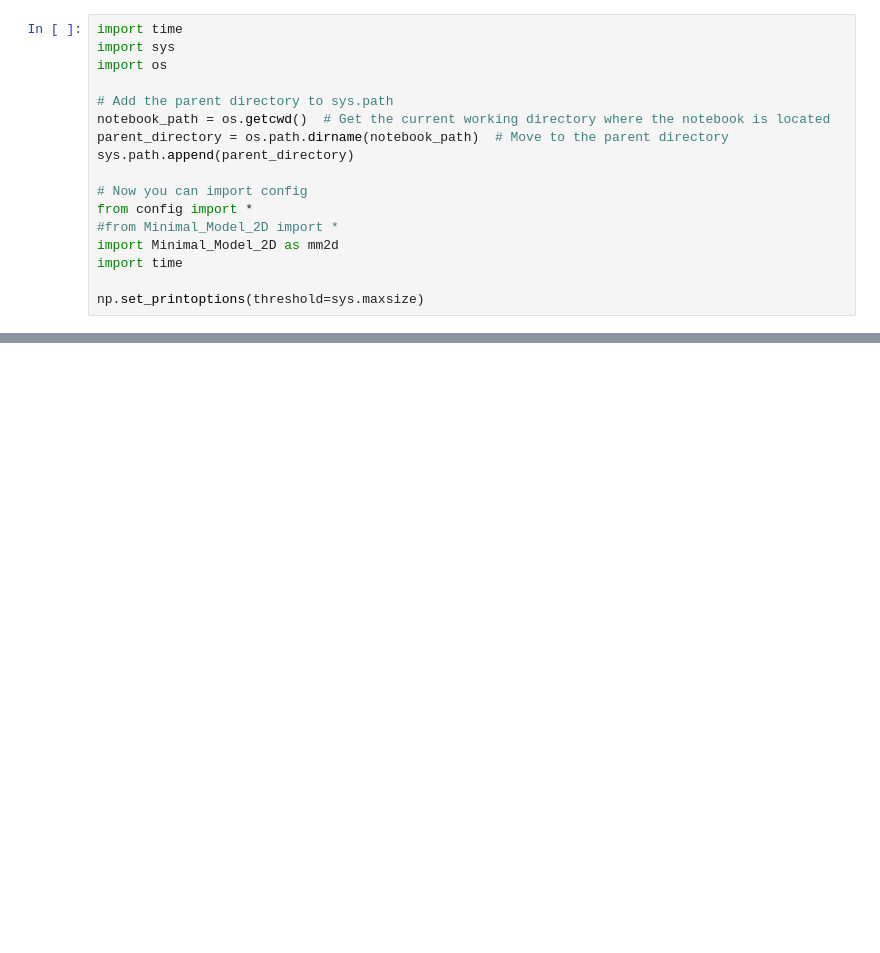
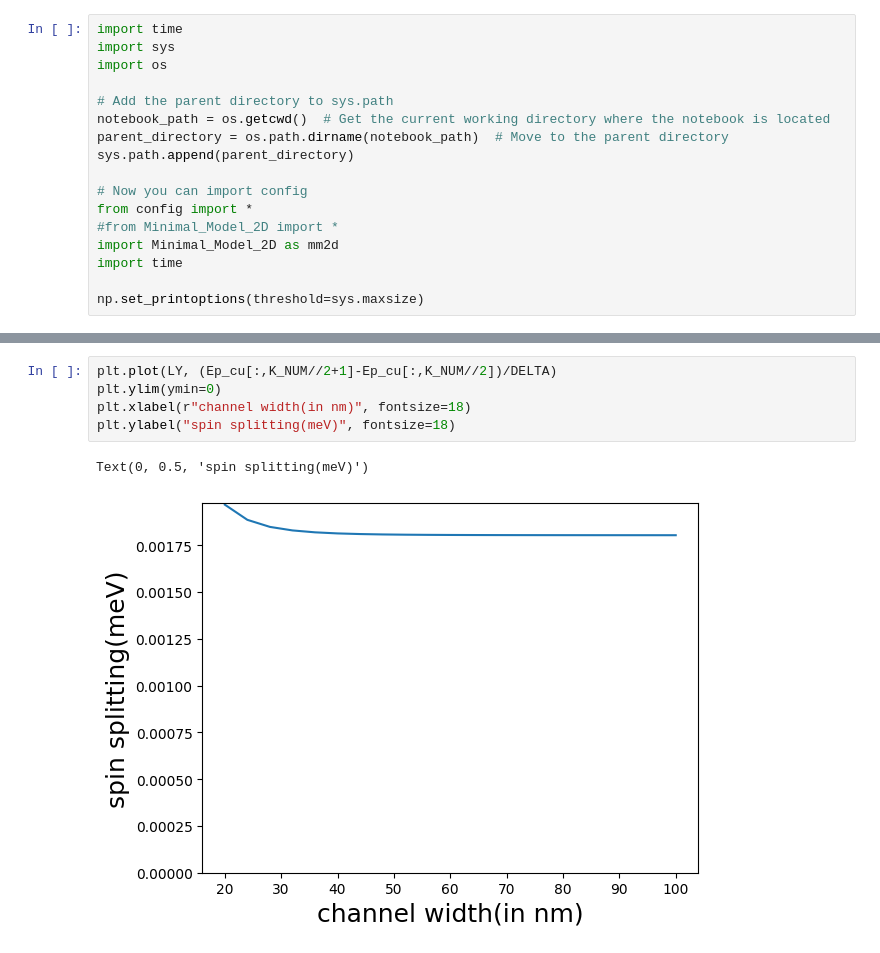
Before and after one commit to deeproots08/Spin_Splitting_Ge_ABS, a Jupyter notebook: Figure_Codes/variation_with_width_csoc_lsoc_2d_model.ipynb, the cells around one changed output, grey strips where cells are left out. Cells and saved outputs as stored; diff of their text form; blank space fills up the shorter version.

```diff
--- a/Figure_Codes/variation_with_width_csoc_lsoc_2d_model.ipynb
+++ b/Figure_Codes/variation_with_width_csoc_lsoc_2d_model.ipynb
@@ -70,0 +177,8 @@ for i in range(LY.shape[0]):
+# %%
+plt.plot(LY, (Ep_cu[:,K_NUM//2+1]-Ep_cu[:,K_NUM//2])/DELTA)
+plt.ylim(ymin=0)
+plt.xlabel(r"channel width(in nm)", fontsize=18)
+plt.ylabel("spin splitting(meV)", fontsize=18)
+# %% [output]
+Text(0, 0.5, 'spin splitting(meV)')
+[figure, added]
```
Also changed, not shown: parts of 15 cells of this notebook, 2 other files.
